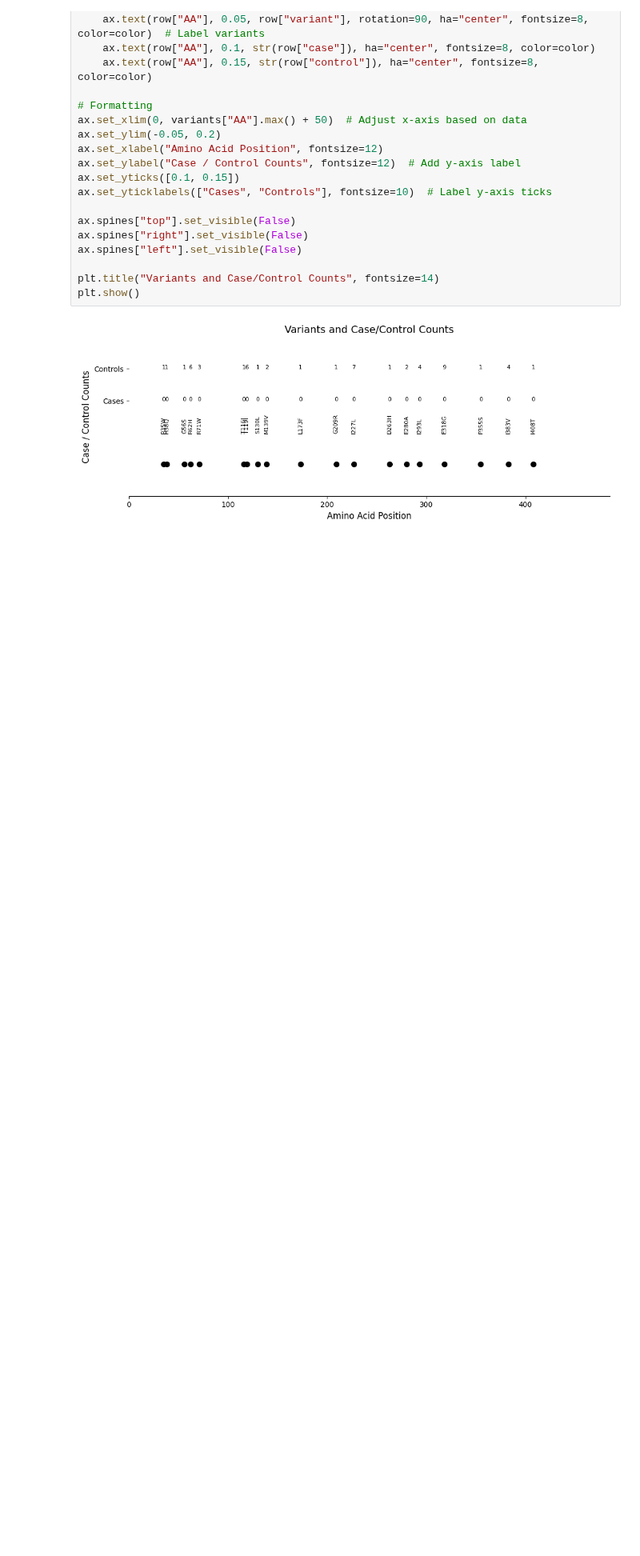
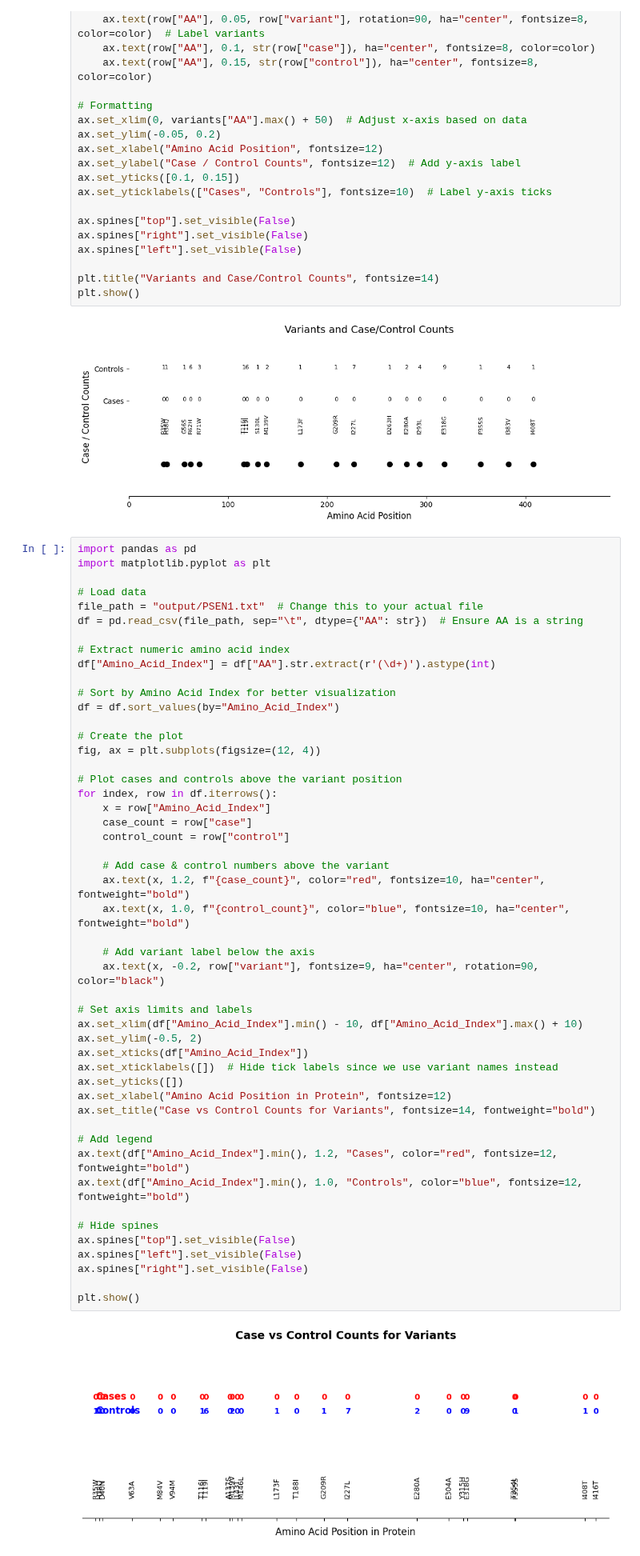
Before and after one commit to TauConsortium/variant-visualizer, a Jupyter notebook: playground.ipynb, the cells around one changed output. Shown at 80% size. Cells and saved outputs as stored; diff of their text form; blank space fills up the shorter version.

```diff
--- a/playground.ipynb
+++ b/playground.ipynb
@@ -124,3 +124,54 @@ plt.title("Variants and Case/Control Counts", fontsize=14)
 plt.show()
 # %% [output]
 [figure]
+# %%
+import pandas as pd
+import matplotlib.pyplot as plt
+
+# Load data
+file_path = "output/PSEN1.txt"  # Change this to your actual file
+df = pd.read_csv(file_path, sep="\t", dtype={"AA": str})  # Ensure AA is a string
+
+# Extract numeric amino acid index
+df["Amino_Acid_Index"] = df["AA"].str.extract(r'(\d+)').astype(int)
+
+# Sort by Amino Acid Index for better visualization
+df = df.sort_values(by="Amino_Acid_Index")
+
+# Create the plot
+fig, ax = plt.subplots(figsize=(12, 4))
+
+# Plot cases and controls above the variant position
+for index, row in df.iterrows():
+    x = row["Amino_Acid_Index"]
+    case_count = row["case"]
+    control_count = row["control"]
+
+    # Add case & control numbers above the variant
+    ax.text(x, 1.2, f"{case_count}", color="red", fontsize=10, ha="center", fontweight="bold")
+    ax.text(x, 1.0, f"{control_count}", color="blue", fontsize=10, ha="center", fontweight="bold")
+
+    # Add variant label below the axis
+    ax.text(x, -0.2, row["variant"], fontsize=9, ha="center", rotation=90, color="black")
+
+# Set axis limits and labels
+ax.set_xlim(df["Amino_Acid_Index"].min() - 10, df["Amino_Acid_Index"].max() + 10)
+ax.set_ylim(-0.5, 2)
+ax.set_xticks(df["Amino_Acid_Index"])
+ax.set_xticklabels([])  # Hide tick labels since we use variant names instead
+ax.set_yticks([])
+ax.set_xlabel("Amino Acid Position in Protein", fontsize=12)
+ax.set_title("Case vs Control Counts for Variants", fontsize=14, fontweight="bold")
+
+# Add legend
+ax.text(df["Amino_Acid_Index"].min(), 1.2, "Cases", color="red", fontsize=12, fontweight="bold")
+ax.text(df["Amino_Acid_Index"].min(), 1.0, "Controls", color="blue", fontsize=12, fontweight="bold")
+
+# Hide spines
+ax.spines["top"].set_visible(False)
+ax.spines["left"].set_visible(False)
+ax.spines["right"].set_visible(False)
+
+plt.show()
+# %% [output]
+[figure, added]
```
Also changed, not shown: 4 other files.
